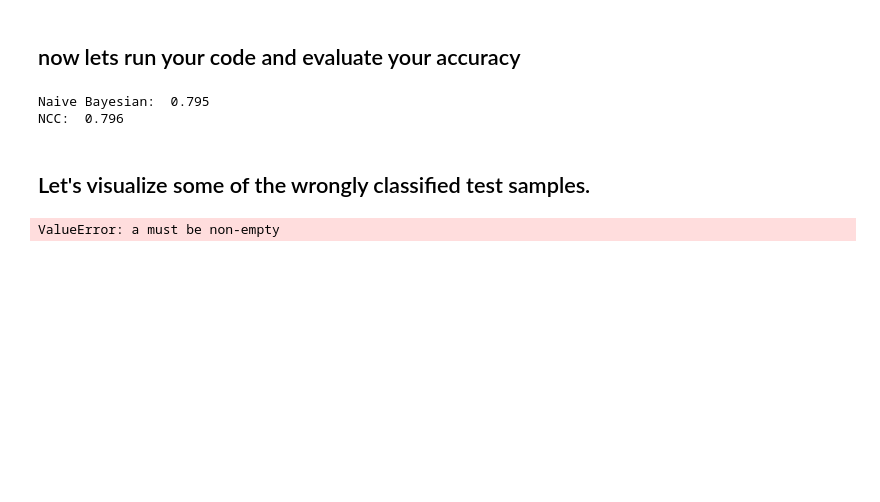
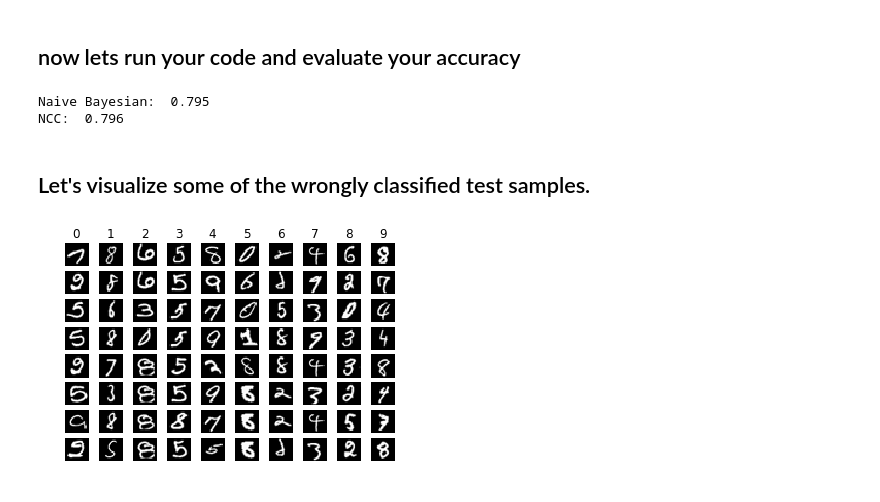
Before and after one commit to hampusjohansson1/ml-edan95, a Jupyter notebook: lab6/programs/Bayesian.ipynb, the cells around one changed output. Saved outputs shown, nothing was run; the diff lists cells and outputs as text; code cells hidden in the pictures; blank space fills up the shorter version.

```diff
--- a/lab6/programs/Bayesian.ipynb
+++ b/lab6/programs/Bayesian.ipynb
@@ -156,14 +156,14 @@ NCC:  0.796
 # %%
 examples_per_class = 8
 for cls in range(number_of_classes):
-    idxs = np.where((y_test != cls) & (test_accuracy_naive == cls))[0]
+    idxs = np.where((y_test != cls) & (y_test_pred_naive == cls))[0]
     idxs = np.random.choice(idxs, examples_per_class, replace=True)
     for i, idx in enumerate(idxs):
         plt.subplot(examples_per_class, number_of_classes, i * number_of_classes + cls + 1)
         plt.imshow(x_test[idx].astype('uint8'), cmap='gray')
         plt.axis('off')
         if i == 0:
             plt.title(str(cls))
 plt.show()
 # %% [output]
-ValueError: a must be non-empty
+[figure, added]
```
Also changed, not shown: parts of 3 cells of this notebook.
